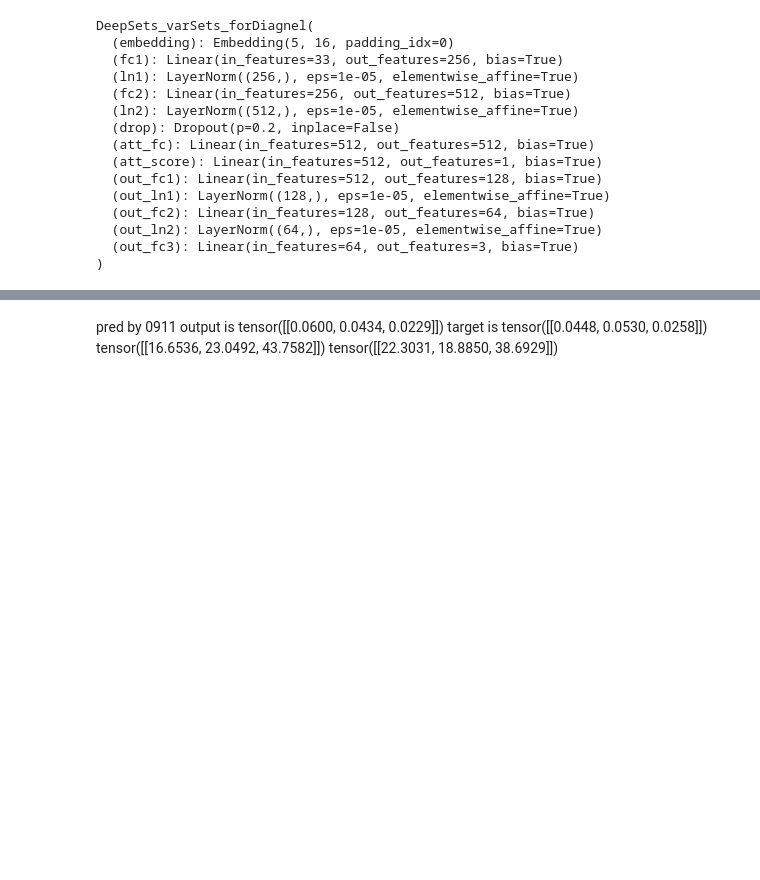
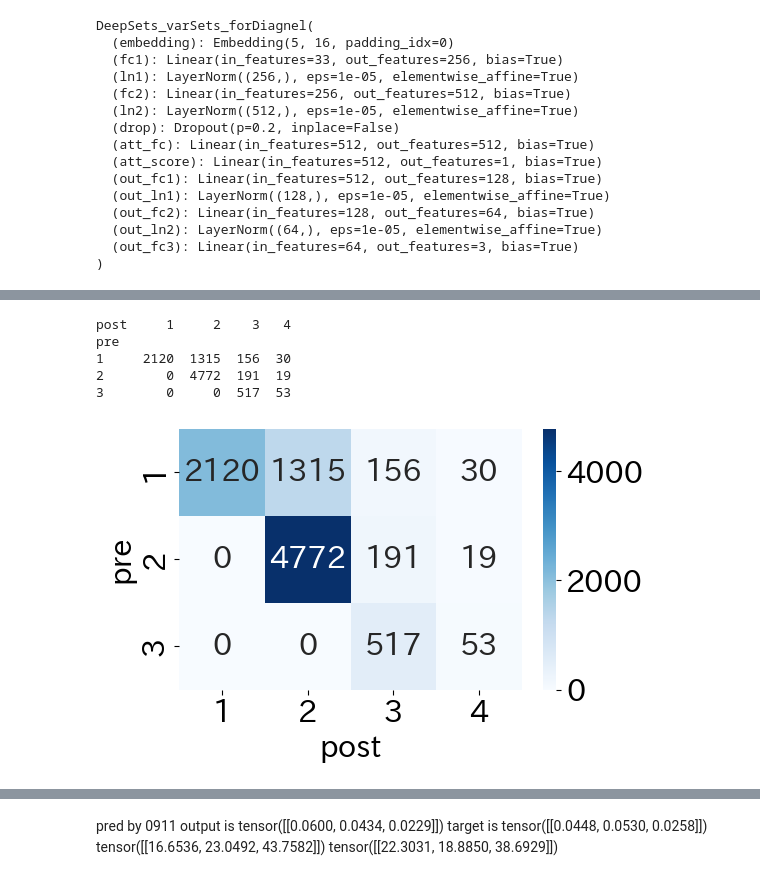
Before and after one commit to natsuki0720/CTMCxDeepSets, a Jupyter notebook: notebooks/evaluate_mixed_model_for_real_data.ipynb, the cells around one changed output, grey strips where cells are left out. Saved outputs shown, nothing was run; the diff lists cells and outputs as text; code cells hidden in the pictures; blank space fills up the shorter version.

```diff
--- a/notebooks/evaluate_mixed_model_for_real_data.ipynb
+++ b/notebooks/evaluate_mixed_model_for_real_data.ipynb
@@ -123,3 +130,24 @@ Text(0, 0.5, 'Frequency')
+# %%
+import seaborn as sns
+counts = df.groupby(['pre', 'post']).size().unstack(fill_value=0)
+
+# 確認
+print(counts)
+
+# 可視化（ヒートマップ）
+plt.figure(figsize=(6, 4))
+sns.heatmap(counts, annot=True, fmt='d', cmap='Blues')  # annot=Falseなら数字非表示
+plt.xlabel('post')
+plt.ylabel('pre')
+plt.tight_layout()
+plt.show()
+# %% [output]
+post     1     2    3   4
+pre
+1     2120  1315  156  30
+2        0  4772  191  19
+3        0     0  517  53
+[figure, added]
 # %%
 # likelihood process
 state = np.array([df["pre"],df["post"]])
```
Also changed, not shown: parts of 7 cells of this notebook.
